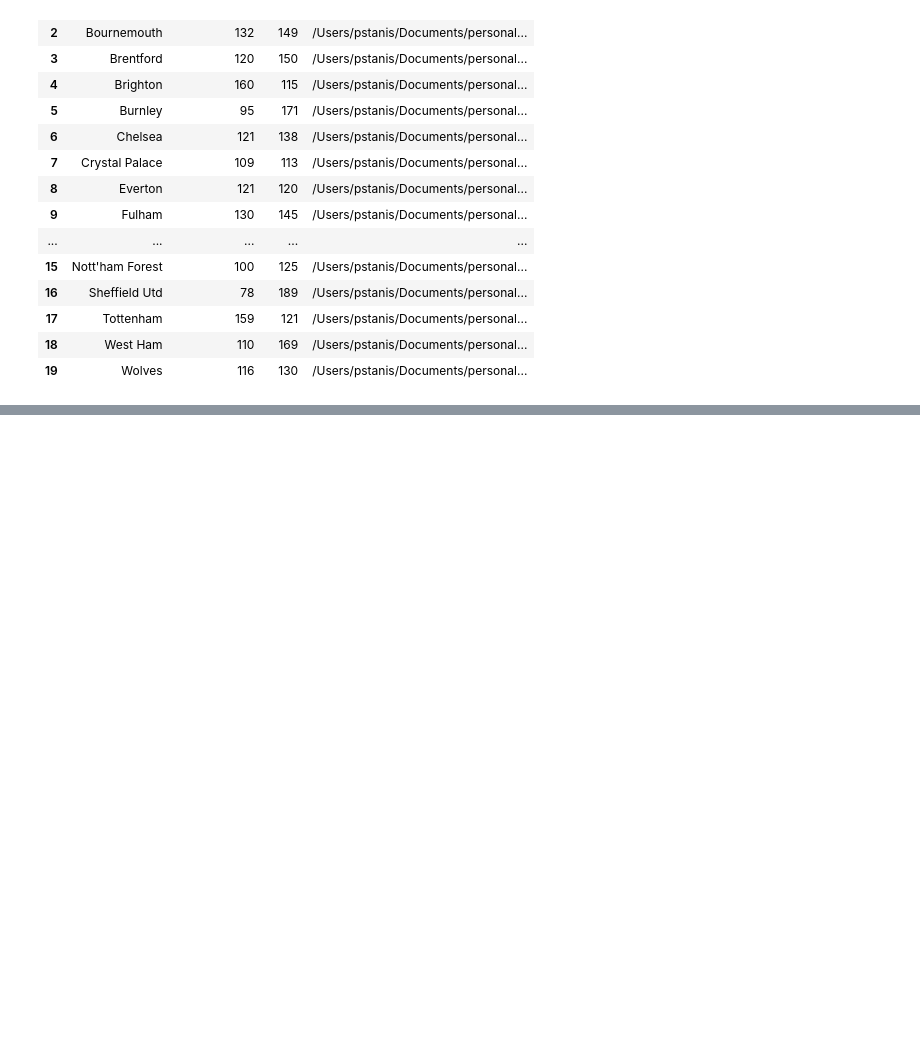
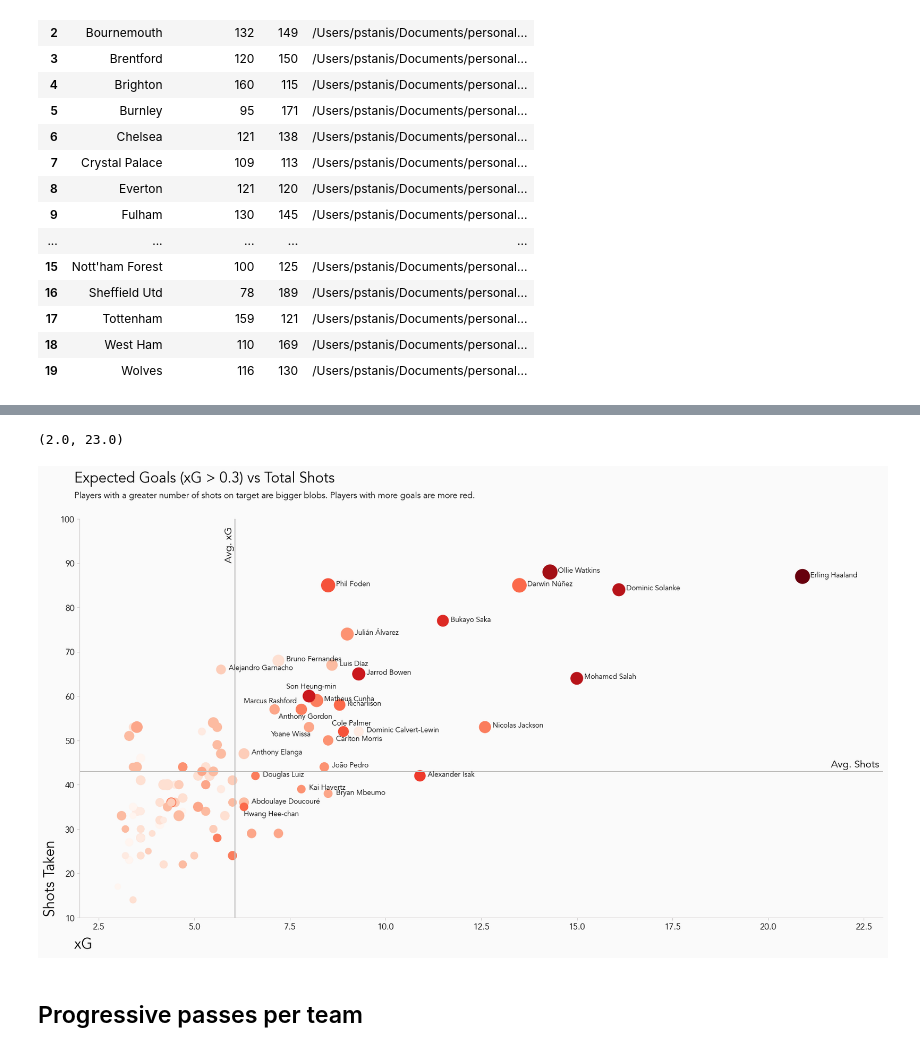
Before and after one commit to jamesdidathing/football_analysis, a Jupyter notebook: projects/prem_2023_analysis.ipynb, the cells around one changed output, grey strips where cells are left out. Drawn from its saved outputs; the diff is of its cells as text; code cells hidden in the pictures; blank space fills up the shorter version.

Commit message:
added graphs for progressive passes and xG for attackers

```diff
--- a/projects/prem_2023_analysis.ipynb
+++ b/projects/prem_2023_analysis.ipynb
@@ -144,0 +218,72 @@ ax.set_xlim(70, 200)
+# %%
+import pandas as pd
+import matplotlib.pyplot as plt
+import matplotlib.cm as cm
+
+# Set font and background colour
+plt.rcParams.update({'font.family':'Avenir'})
+bgcol = '#fafafa'
+
+fig, ax = plt.subplots()
+fig.set_facecolor(bgcol)
+ax.set_facecolor(bgcol)
+x = dribbles['xG']
+y = dribbles['Sh']
+c = dribbles['SoT']
+goals = dribbles['Gls']
+labels = dribbles['Player']
+ax.scatter(x, y, c=goals, cmap='Reds', s=c*10)
+
+for i, txt in enumerate(labels):
+    if ((x[i] > 6) & (y[i] > 30)) | ((x[i] < 7.5) & (y[i] > 60)):
+        if txt == "Marcus Rashford":
+            ax.annotate(txt, (x[i]-0.8, y[i]+1.4))
+        elif txt == "Son Heung-min":
+            ax.annotate(txt, (x[i]-0.6, y[i]+1.7))
+        elif txt == "Anthony Gordon":
+            ax.annotate(txt, (x[i]-0.6, y[i]-2))
+        elif txt == "Yoane Wissa":
+            ax.annotate(txt, (x[i]-1, y[i]-2))
+        elif txt == "Cole Palmer":
+            ax.annotate(txt, (x[i]-0.3, y[i]+1.4))
+        elif txt == "Hwang Hee-chan":
+            ax.annotate(txt, (x[i], y[i]-2))
+        else:
+            ax.annotate(txt, (x[i]+0.2, y[i]-0.1))
+    else:
+        pass
+
+# Change plot spines
+ax.spines['right'].set_visible(False)
+ax.spines['top'].set_visible(False)
+ax.spines['left'].set_color('#ccc8c8')
+ax.spines['bottom'].set_color('#ccc8c8')
+
+# Change ticks
+plt.tick_params(axis='x', labelsize=12, color='#ccc8c8')
+plt.tick_params(axis='y', labelsize=12, color='#ccc8c8')
+
+# Add average lines
+plt.hlines(y.mean(), 2, 23, color='#c2c1c0')
+plt.vlines(x.mean(), 10,100, color='#c2c1c0')
+
+## Avg line titles
+fig.text(.85,.4,'Avg. Shots', size=14, color='black')
+fig.text(.265,.8,'Avg. xG', size=14, color='black',rotation=90)
+
+## Title & comment
+fig.text(.12,.95,'Expected Goals (xG > 0.3) vs Total Shots',size=20)
+fig.text(.12,.92,'Players with a greater number of shots on target are bigger blobs. Players with more goals are more red.', size=12)
+
+## Avg line explanation
+fig.text(.09,.12,'Shots Taken', size=20, color='black',rotation=90)
+fig.text(.12,0.05,'xG', size=20, color='black')
+
+fig.set_size_inches(20,10)
+ax.set_ylim(10, 100)
+ax.set_xlim(2, 23)
+# %% [output]
+(2.0, 23.0)
+[figure, added]
+# %% [markdown]
+## Progressive passes per team
```
Also changed, not shown: parts of 6 cells of this notebook.
